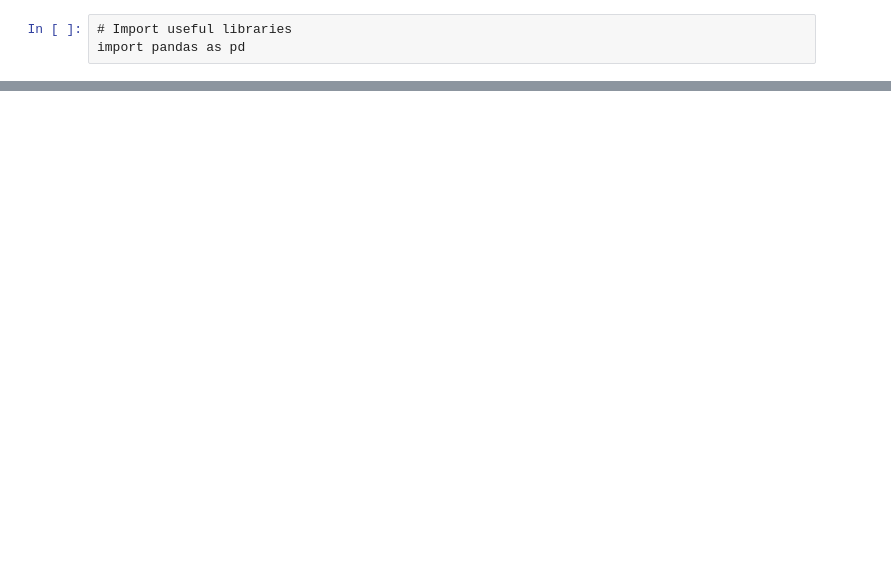
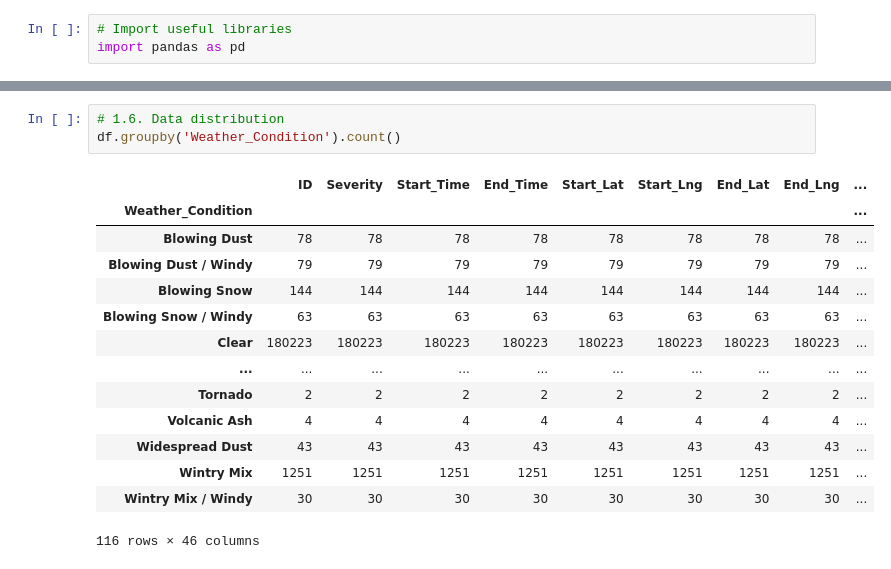
Before and after one commit to data301-2021-winter1/project-group53, a Jupyter notebook: notebooks/analysis1.ipynb, the cells around one changed output, grey strips where cells are left out. Drawn from its saved outputs; the diff is of its cells as text; blank space fills up the shorter version.

```diff
--- a/notebooks/analysis1.ipynb
+++ b/notebooks/analysis1.ipynb
@@ -34,0 +97,18 @@ print(df.head(16))
+# %%
+# 1.6. Data distribution
+df.groupby('Weather_Condition').count()
+# %% [output]
+|  | ID | Severity | Start_Time | End_Time | Start_Lat | Start_Lng | End_Lat | End_Lng | ... |
+| Weather_Condition |  |  |  |  |  |  |  |  | ... |
+| Blowing Dust | 78 | 78 | 78 | 78 | 78 | 78 | 78 | 78 | ... |
+| Blowing Dust / Windy | 79 | 79 | 79 | 79 | 79 | 79 | 79 | 79 | ... |
+| Blowing Snow | 144 | 144 | 144 | 144 | 144 | 144 | 144 | 144 | ... |
+| Blowing Snow / Windy | 63 | 63 | 63 | 63 | 63 | 63 | 63 | 63 | ... |
+| Clear | 180223 | 180223 | 180223 | 180223 | 180223 | 180223 | 180223 | 180223 | ... |
+| ... | ... | ... | ... | ... | ... | ... | ... | ... | ... |
+| Tornado | 2 | 2 | 2 | 2 | 2 | 2 | 2 | 2 | ... |
+| Volcanic Ash | 4 | 4 | 4 | 4 | 4 | 4 | 4 | 4 | ... |
+| Widespread Dust | 43 | 43 | 43 | 43 | 43 | 43 | 43 | 43 | ... |
+| Wintry Mix | 1251 | 1251 | 1251 | 1251 | 1251 | 1251 | 1251 | 1251 | ... |
+| Wintry Mix / Windy | 30 | 30 | 30 | 30 | 30 | 30 | 30 | 30 | ... |
+116 rows × 46 columns
```
Also changed, not shown: parts of 25 cells of this notebook, 1 other file.
